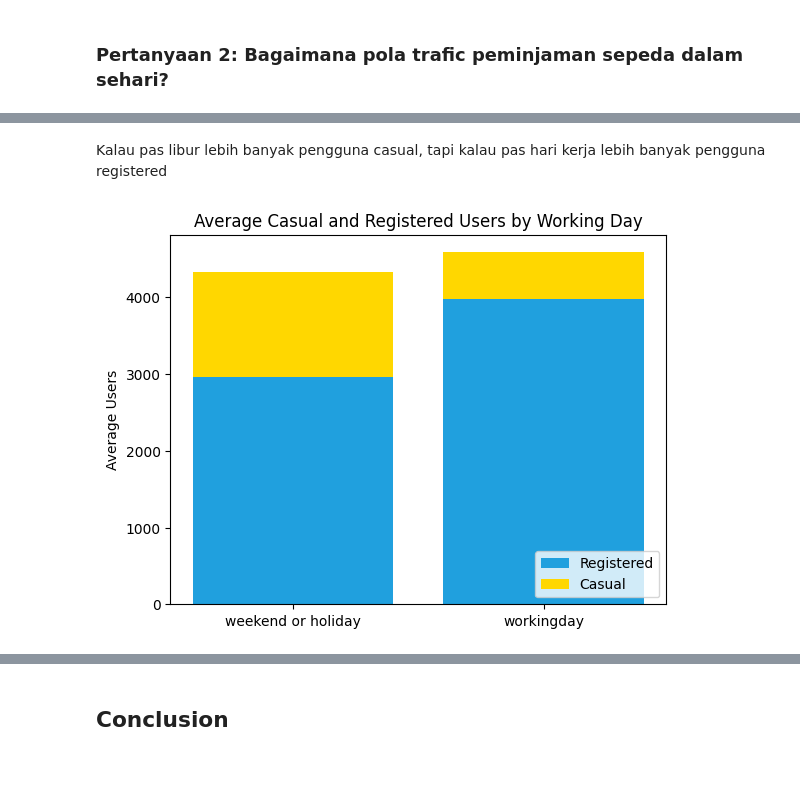
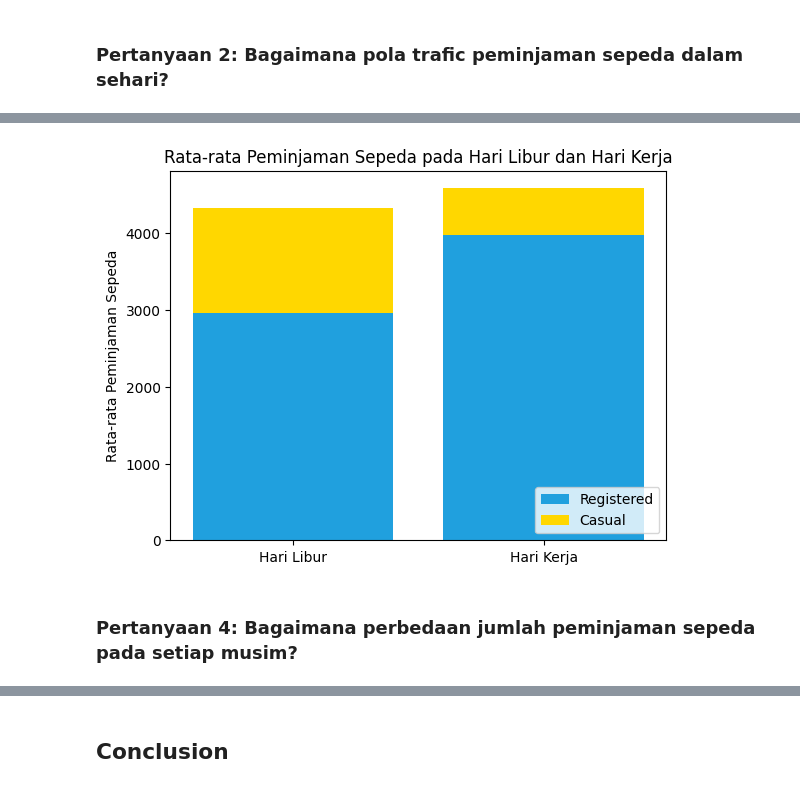
Before and after one commit to febriananursyifarizqi/Bike-Sharing-Dashboard, a Jupyter notebook: notebook.ipynb, the cells around one changed output, grey strips where cells are left out. Saved outputs shown, nothing was run; the diff lists cells and outputs as text; code cells hidden in the pictures.

```diff
--- a/notebook.ipynb
+++ b/notebook.ipynb
@@ -472,7 +520,7 @@ workingday_group = day_df.groupby(by="workingday").agg({
 # Reset index agar lebih mudah diakses
 workingday_group.columns = ['casual_sum', 'casual_mean', 'registered_sum', 'registered_mean', 'cnt_sum', 'cnt_mean']
 workingday_group = workingday_group.reset_index()
-workingday_group['workingday'] = workingday_group['workingday'].replace({0: 'weekend or holiday', 1: 'workingday'})
+workingday_group['workingday'] = workingday_group['workingday'].replace({0: 'Hari Libur', 1: 'Hari Kerja'})
 
 display(workingday_group)
 # %% [output]
@@ -482,23 +530,16 @@ display(workingday_group)
-# %% [markdown]
-Kalau pas libur lebih banyak pengguna casual, tapi kalau pas hari kerja lebih banyak pengguna registered
 # %%
-# Membuat plot stacked bar
+# Gambar 3.2: Rata-rata Peminjaman Sepeda pada Setiap Jam
 fig, ax = plt.subplots()
 
-# Plot casual
 ax.bar(workingday_group['workingday'], workingday_group['registered_mean'], label='Registered', color="#20a0de")
-
-# Plot registered (stacked on top of casual)
 ax.bar(workingday_group['workingday'], workingday_group['casual_mean'], bottom=workingday_group['registered_mean'], label='Casual', color="#ffd700")
 
-# Menambahkan label dan judul
-ax.set_ylabel('Average Users')
-ax.set_title('Average Casual and Registered Users by Working Day')
+ax.set_ylabel('Rata-rata Peminjaman Sepeda')
+ax.set_title('Rata-rata Peminjaman Sepeda pada Hari Libur dan Hari Kerja')
 
-# Menambahkan legenda
 plt.legend(loc='lower right', fontsize=10)
-
-# Menampilkan plot
 plt.show()
 # %% [output]
-[figure, old version]
+[figure, new version]
+# %% [markdown]
+### Pertanyaan 4: Bagaimana perbedaan jumlah peminjaman sepeda pada setiap musim?
```
Also changed, not shown: parts of 52 cells of this notebook, 1 other file.
